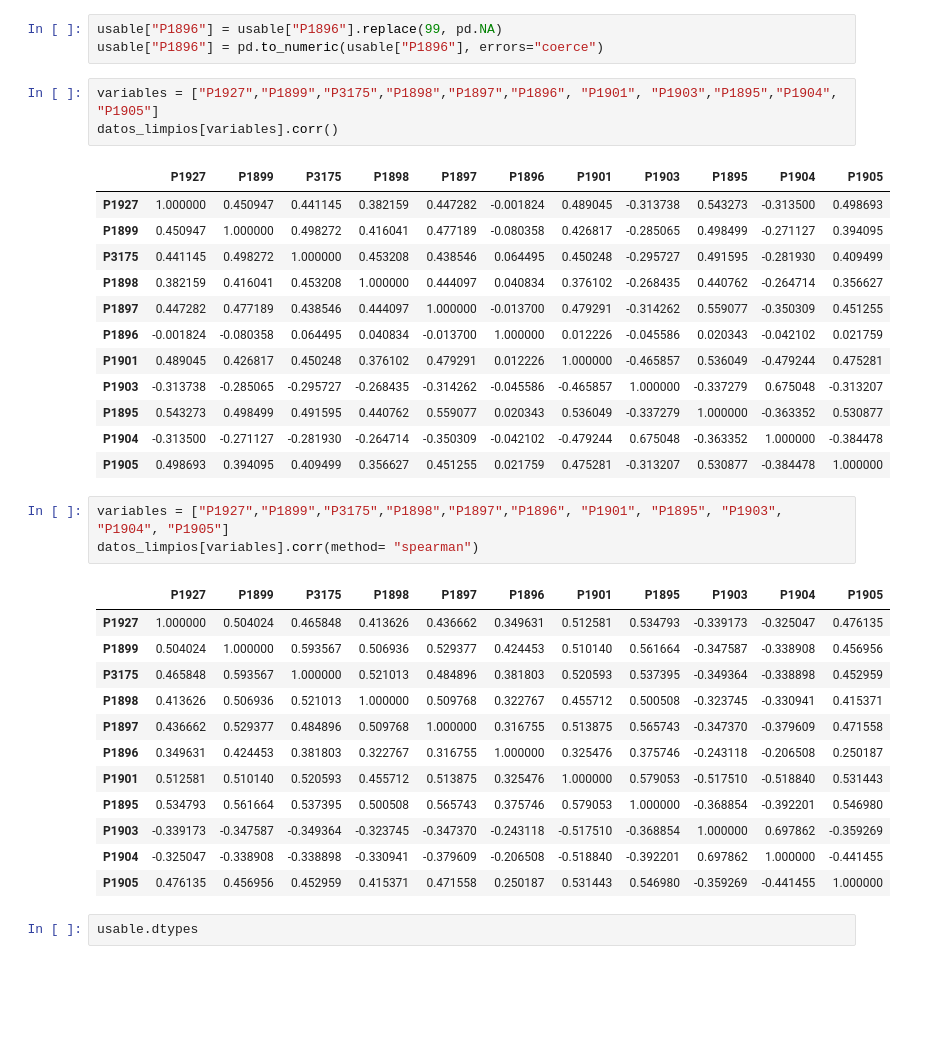
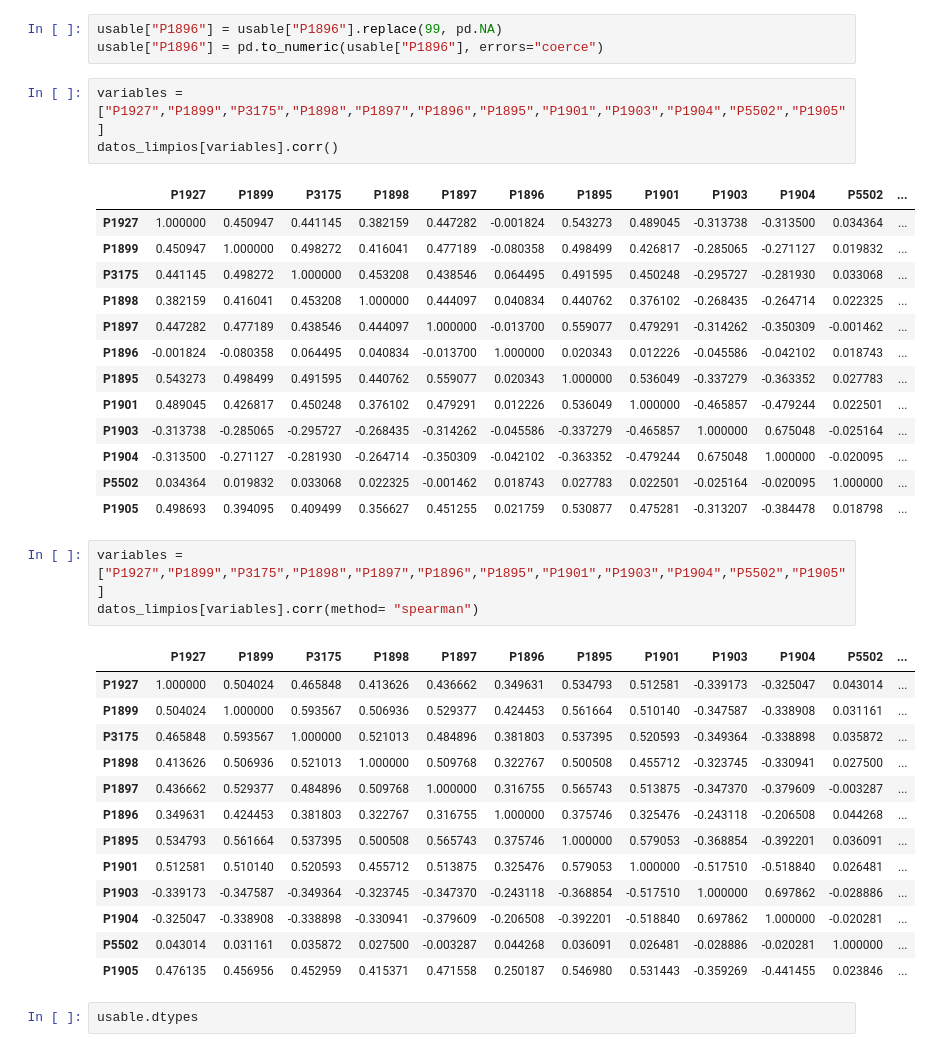
Before and after one commit to Sebast68h/PROYECTO-1-DATA, a Jupyter notebook: notebooks/Proyecto1.ipynb, the cells around one changed output. Cells and saved outputs as stored; diff of their text form; blank space fills up the shorter version.

```diff
--- a/notebooks/Proyecto1.ipynb
+++ b/notebooks/Proyecto1.ipynb
@@ -143,37 +143,39 @@ usable
 usable["P1896"] = usable["P1896"].replace(99, pd.NA)
 usable["P1896"] = pd.to_numeric(usable["P1896"], errors="coerce")
 # %%
-variables = ["P1927","P1899","P3175","P1898","P1897","P1896", "P1901", "P1903","P1895","P1904", "P1905"]
+variables = ["P1927","P1899","P3175","P1898","P1897","P1896","P1895","P1901","P1903","P1904","P5502","P1905"]
 datos_limpios[variables].corr()
 # %% [output]
-|  | P1927 | P1899 | P3175 | P1898 | P1897 | P1896 | P1901 | P1903 | P1895 | P1904 | P1905 |
-| P1927 | 1.000000 | 0.450947 | 0.441145 | 0.382159 | 0.447282 | -0.001824 | 0.489045 | -0.313738 | 0.543273 | -0.313500 | 0.498693 |
-| P1899 | 0.450947 | 1.000000 | 0.498272 | 0.416041 | 0.477189 | -0.080358 | 0.426817 | -0.285065 | 0.498499 | -0.271127 | 0.394095 |
-| P3175 | 0.441145 | 0.498272 | 1.000000 | 0.453208 | 0.438546 | 0.064495 | 0.450248 | -0.295727 | 0.491595 | -0.281930 | 0.409499 |
-| P1898 | 0.382159 | 0.416041 | 0.453208 | 1.000000 | 0.444097 | 0.040834 | 0.376102 | -0.268435 | 0.440762 | -0.264714 | 0.356627 |
-| P1897 | 0.447282 | 0.477189 | 0.438546 | 0.444097 | 1.000000 | -0.013700 | 0.479291 | -0.314262 | 0.559077 | -0.350309 | 0.451255 |
-| P1896 | -0.001824 | -0.080358 | 0.064495 | 0.040834 | -0.013700 | 1.000000 | 0.012226 | -0.045586 | 0.020343 | -0.042102 | 0.021759 |
-| P1901 | 0.489045 | 0.426817 | 0.450248 | 0.376102 | 0.479291 | 0.012226 | 1.000000 | -0.465857 | 0.536049 | -0.479244 | 0.475281 |
-| P1903 | -0.313738 | -0.285065 | -0.295727 | -0.268435 | -0.314262 | -0.045586 | -0.465857 | 1.000000 | -0.337279 | 0.675048 | -0.313207 |
-| P1895 | 0.543273 | 0.498499 | 0.491595 | 0.440762 | 0.559077 | 0.020343 | 0.536049 | -0.337279 | 1.000000 | -0.363352 | 0.530877 |
-| P1904 | -0.313500 | -0.271127 | -0.281930 | -0.264714 | -0.350309 | -0.042102 | -0.479244 | 0.675048 | -0.363352 | 1.000000 | -0.384478 |
-| P1905 | 0.498693 | 0.394095 | 0.409499 | 0.356627 | 0.451255 | 0.021759 | 0.475281 | -0.313207 | 0.530877 | -0.384478 | 1.000000 |
+|  | P1927 | P1899 | P3175 | P1898 | P1897 | P1896 | P1895 | P1901 | P1903 | P1904 | P5502 | ... |
+| P1927 | 1.000000 | 0.450947 | 0.441145 | 0.382159 | 0.447282 | -0.001824 | 0.543273 | 0.489045 | -0.313738 | -0.313500 | 0.034364 | ... |
+| P1899 | 0.450947 | 1.000000 | 0.498272 | 0.416041 | 0.477189 | -0.080358 | 0.498499 | 0.426817 | -0.285065 | -0.271127 | 0.019832 | ... |
+| P3175 | 0.441145 | 0.498272 | 1.000000 | 0.453208 | 0.438546 | 0.064495 | 0.491595 | 0.450248 | -0.295727 | -0.281930 | 0.033068 | ... |
+| P1898 | 0.382159 | 0.416041 | 0.453208 | 1.000000 | 0.444097 | 0.040834 | 0.440762 | 0.376102 | -0.268435 | -0.264714 | 0.022325 | ... |
+| P1897 | 0.447282 | 0.477189 | 0.438546 | 0.444097 | 1.000000 | -0.013700 | 0.559077 | 0.479291 | -0.314262 | -0.350309 | -0.001462 | ... |
+| P1896 | -0.001824 | -0.080358 | 0.064495 | 0.040834 | -0.013700 | 1.000000 | 0.020343 | 0.012226 | -0.045586 | -0.042102 | 0.018743 | ... |
+| P1895 | 0.543273 | 0.498499 | 0.491595 | 0.440762 | 0.559077 | 0.020343 | 1.000000 | 0.536049 | -0.337279 | -0.363352 | 0.027783 | ... |
+| P1901 | 0.489045 | 0.426817 | 0.450248 | 0.376102 | 0.479291 | 0.012226 | 0.536049 | 1.000000 | -0.465857 | -0.479244 | 0.022501 | ... |
+| P1903 | -0.313738 | -0.285065 | -0.295727 | -0.268435 | -0.314262 | -0.045586 | -0.337279 | -0.465857 | 1.000000 | 0.675048 | -0.025164 | ... |
+| P1904 | -0.313500 | -0.271127 | -0.281930 | -0.264714 | -0.350309 | -0.042102 | -0.363352 | -0.479244 | 0.675048 | 1.000000 | -0.020095 | ... |
+| P5502 | 0.034364 | 0.019832 | 0.033068 | 0.022325 | -0.001462 | 0.018743 | 0.027783 | 0.022501 | -0.025164 | -0.020095 | 1.000000 | ... |
+| P1905 | 0.498693 | 0.394095 | 0.409499 | 0.356627 | 0.451255 | 0.021759 | 0.530877 | 0.475281 | -0.313207 | -0.384478 | 0.018798 | ... |
 # %%
-variables = ["P1927","P1899","P3175","P1898","P1897","P1896", "P1901", "P1895", "P1903", "P1904", "P1905"]
+variables = ["P1927","P1899","P3175","P1898","P1897","P1896","P1895","P1901","P1903","P1904","P5502","P1905"]
 datos_limpios[variables].corr(method= "spearman")
 # %% [output]
-|  | P1927 | P1899 | P3175 | P1898 | P1897 | P1896 | P1901 | P1895 | P1903 | P1904 | P1905 |
-| P1927 | 1.000000 | 0.504024 | 0.465848 | 0.413626 | 0.436662 | 0.349631 | 0.512581 | 0.534793 | -0.339173 | -0.325047 | 0.476135 |
-| P1899 | 0.504024 | 1.000000 | 0.593567 | 0.506936 | 0.529377 | 0.424453 | 0.510140 | 0.561664 | -0.347587 | -0.338908 | 0.456956 |
-| P3175 | 0.465848 | 0.593567 | 1.000000 | 0.521013 | 0.484896 | 0.381803 | 0.520593 | 0.537395 | -0.349364 | -0.338898 | 0.452959 |
-| P1898 | 0.413626 | 0.506936 | 0.521013 | 1.000000 | 0.509768 | 0.322767 | 0.455712 | 0.500508 | -0.323745 | -0.330941 | 0.415371 |
-| P1897 | 0.436662 | 0.529377 | 0.484896 | 0.509768 | 1.000000 | 0.316755 | 0.513875 | 0.565743 | -0.347370 | -0.379609 | 0.471558 |
-| P1896 | 0.349631 | 0.424453 | 0.381803 | 0.322767 | 0.316755 | 1.000000 | 0.325476 | 0.375746 | -0.243118 | -0.206508 | 0.250187 |
-| P1901 | 0.512581 | 0.510140 | 0.520593 | 0.455712 | 0.513875 | 0.325476 | 1.000000 | 0.579053 | -0.517510 | -0.518840 | 0.531443 |
-| P1895 | 0.534793 | 0.561664 | 0.537395 | 0.500508 | 0.565743 | 0.375746 | 0.579053 | 1.000000 | -0.368854 | -0.392201 | 0.546980 |
-| P1903 | -0.339173 | -0.347587 | -0.349364 | -0.323745 | -0.347370 | -0.243118 | -0.517510 | -0.368854 | 1.000000 | 0.697862 | -0.359269 |
-| P1904 | -0.325047 | -0.338908 | -0.338898 | -0.330941 | -0.379609 | -0.206508 | -0.518840 | -0.392201 | 0.697862 | 1.000000 | -0.441455 |
-| P1905 | 0.476135 | 0.456956 | 0.452959 | 0.415371 | 0.471558 | 0.250187 | 0.531443 | 0.546980 | -0.359269 | -0.441455 | 1.000000 |
+|  | P1927 | P1899 | P3175 | P1898 | P1897 | P1896 | P1895 | P1901 | P1903 | P1904 | P5502 | ... |
+| P1927 | 1.000000 | 0.504024 | 0.465848 | 0.413626 | 0.436662 | 0.349631 | 0.534793 | 0.512581 | -0.339173 | -0.325047 | 0.043014 | ... |
+| P1899 | 0.504024 | 1.000000 | 0.593567 | 0.506936 | 0.529377 | 0.424453 | 0.561664 | 0.510140 | -0.347587 | -0.338908 | 0.031161 | ... |
+| P3175 | 0.465848 | 0.593567 | 1.000000 | 0.521013 | 0.484896 | 0.381803 | 0.537395 | 0.520593 | -0.349364 | -0.338898 | 0.035872 | ... |
+| P1898 | 0.413626 | 0.506936 | 0.521013 | 1.000000 | 0.509768 | 0.322767 | 0.500508 | 0.455712 | -0.323745 | -0.330941 | 0.027500 | ... |
+| P1897 | 0.436662 | 0.529377 | 0.484896 | 0.509768 | 1.000000 | 0.316755 | 0.565743 | 0.513875 | -0.347370 | -0.379609 | -0.003287 | ... |
+| P1896 | 0.349631 | 0.424453 | 0.381803 | 0.322767 | 0.316755 | 1.000000 | 0.375746 | 0.325476 | -0.243118 | -0.206508 | 0.044268 | ... |
+| P1895 | 0.534793 | 0.561664 | 0.537395 | 0.500508 | 0.565743 | 0.375746 | 1.000000 | 0.579053 | -0.368854 | -0.392201 | 0.036091 | ... |
+| P1901 | 0.512581 | 0.510140 | 0.520593 | 0.455712 | 0.513875 | 0.325476 | 0.579053 | 1.000000 | -0.517510 | -0.518840 | 0.026481 | ... |
+| P1903 | -0.339173 | -0.347587 | -0.349364 | -0.323745 | -0.347370 | -0.243118 | -0.368854 | -0.517510 | 1.000000 | 0.697862 | -0.028886 | ... |
+| P1904 | -0.325047 | -0.338908 | -0.338898 | -0.330941 | -0.379609 | -0.206508 | -0.392201 | -0.518840 | 0.697862 | 1.000000 | -0.020281 | ... |
+| P5502 | 0.043014 | 0.031161 | 0.035872 | 0.027500 | -0.003287 | 0.044268 | 0.036091 | 0.026481 | -0.028886 | -0.020281 | 1.000000 | ... |
+| P1905 | 0.476135 | 0.456956 | 0.452959 | 0.415371 | 0.471558 | 0.250187 | 0.546980 | 0.531443 | -0.359269 | -0.441455 | 0.023846 | ... |
 # %%
 usable.dtypes
 # %% [output]
```
Also changed, not shown: parts of 3 cells of this notebook, 3 other files.
